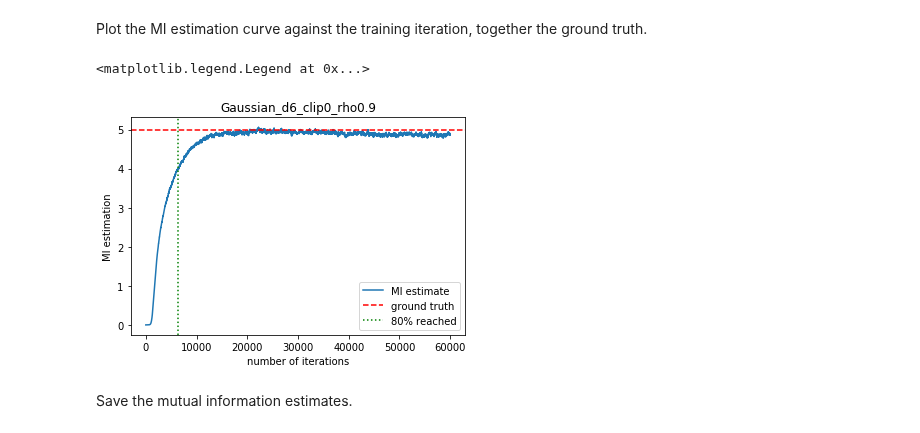
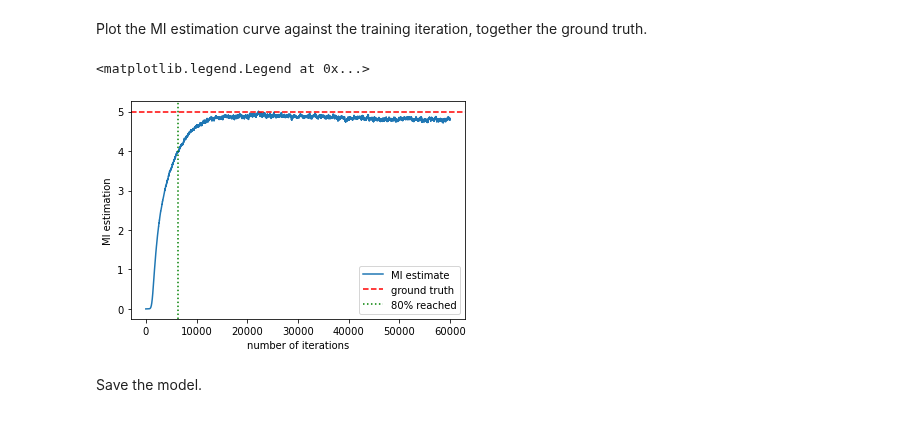
Before and after one commit to wangxuuu/AdapLS_MINE, a Jupyter notebook: AdapLS.ipynb, the cells around one changed output. Saved outputs shown, nothing was run; the diff lists cells and outputs as text; code cells hidden in the pictures.

```diff
--- a/AdapLS.ipynb
+++ b/AdapLS.ipynb
@@ -278,17 +278,16 @@ Plot the MI estimation curve against the training iteration, together the ground
 # %%
 plt.plot(mi_copy, label='MI estimate')
 plt.axhline(Ground_truth,label='ground truth',linestyle='--',color='red')
 for t in range(len(mi_copy)):
     if (mi_copy[t]>.8*Ground_truth):
         plt.axvline(t,label='80% reached',linestyle=':',color='green')
         break
 plt.xlabel('number of iterations')
 plt.ylabel('MI estimation')
-plt.title('{}_d{}_clip{}_rho{}'.format(density, opt.d, opt.gamma, opt.rho))
 plt.legend()
 # %% [output]
 <matplotlib.legend.Legend at 0x...>
-[figure, old version]
+[figure, new version]
 # %% [markdown]
-Save the mutual information estimates.
+Save the model.
 # %%
```
Also changed, not shown: parts of 2 cells of this notebook, 9 other files.
